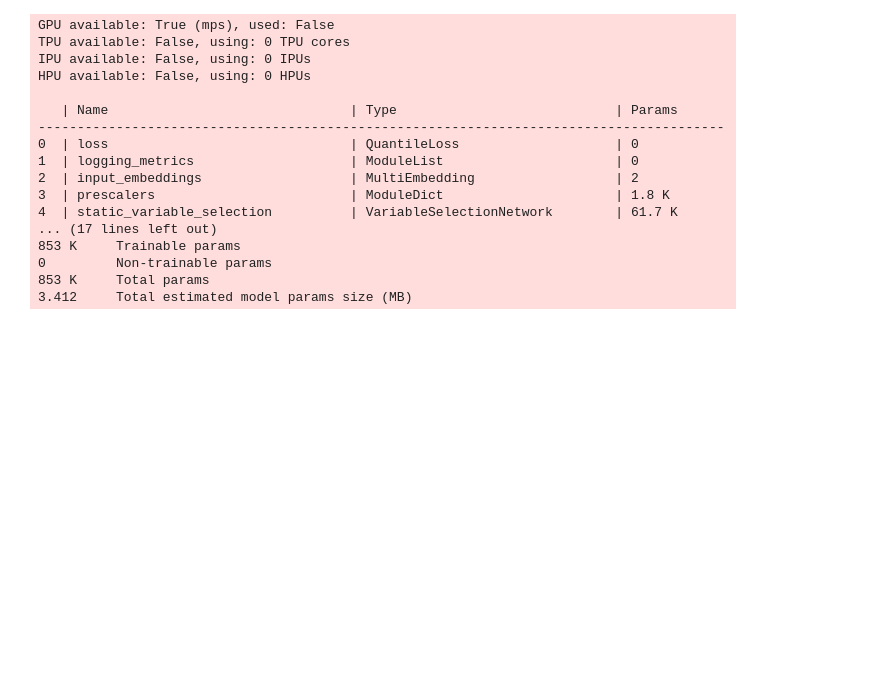
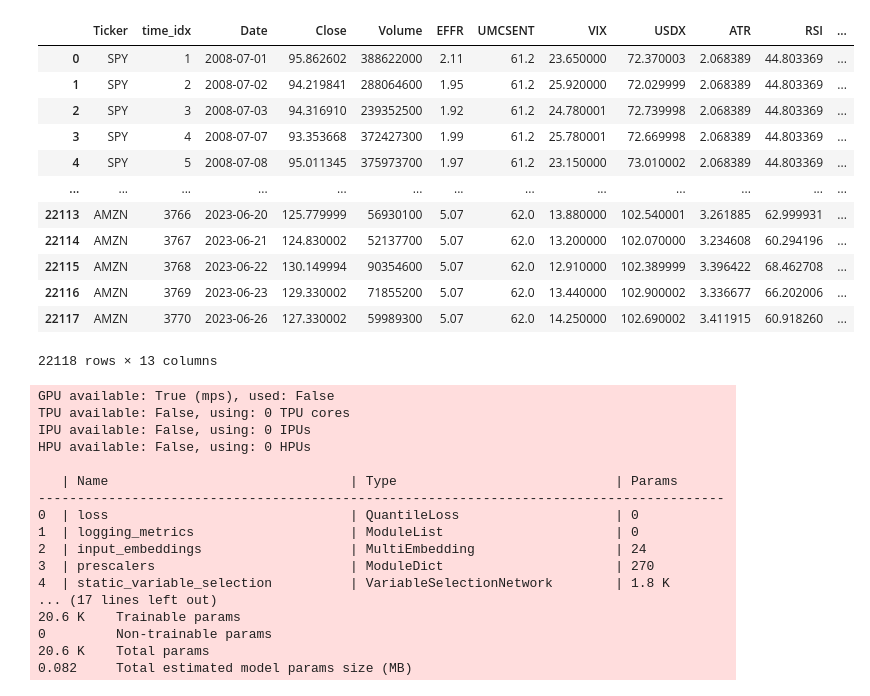
Before and after one commit to meetri/stockai, a Jupyter notebook: StockForecast.ipynb, the cells around one changed output. Saved outputs shown, nothing was run; the diff lists cells and outputs as text; code cells hidden in the pictures; blank space fills up the shorter version.

```diff
--- a/StockForecast.ipynb
+++ b/StockForecast.ipynb
@@ -33,3 +17,20 @@ stock_data
+# %%
+wanted_cols = ["Ticker", "time_idx", "Date", "Close", "Volume", "EFFR", "UMCSENT", "VIX", "USDX", "ATR", "RSI", "MACD-2", "CloseWT"]
+stock_data[wanted_cols]
+# %% [output]
+|  | Ticker | time_idx | Date | Close | Volume | EFFR | UMCSENT | VIX | USDX | ATR | RSI | ... |
+| 0 | SPY | 1 | 2008-07-01 | 95.862602 | 388622000 | 2.11 | 61.2 | 23.650000 | 72.370003 | 2.068389 | 44.803369 | ... |
+| 1 | SPY | 2 | 2008-07-02 | 94.219841 | 288064600 | 1.95 | 61.2 | 25.920000 | 72.029999 | 2.068389 | 44.803369 | ... |
+| 2 | SPY | 3 | 2008-07-03 | 94.316910 | 239352500 | 1.92 | 61.2 | 24.780001 | 72.739998 | 2.068389 | 44.803369 | ... |
+| 3 | SPY | 4 | 2008-07-07 | 93.353668 | 372427300 | 1.99 | 61.2 | 25.780001 | 72.669998 | 2.068389 | 44.803369 | ... |
+| 4 | SPY | 5 | 2008-07-08 | 95.011345 | 375973700 | 1.97 | 61.2 | 23.150000 | 73.010002 | 2.068389 | 44.803369 | ... |
+| ... | ... | ... | ... | ... | ... | ... | ... | ... | ... | ... | ... | ... |
+| 22113 | AMZN | 3766 | 2023-06-20 | 125.779999 | 56930100 | 5.07 | 62.0 | 13.880000 | 102.540001 | 3.261885 | 62.999931 | ... |
+| 22114 | AMZN | 3767 | 2023-06-21 | 124.830002 | 52137700 | 5.07 | 62.0 | 13.200000 | 102.070000 | 3.234608 | 60.294196 | ... |
+| 22115 | AMZN | 3768 | 2023-06-22 | 130.149994 | 90354600 | 5.07 | 62.0 | 12.910000 | 102.389999 | 3.396422 | 68.462708 | ... |
+| 22116 | AMZN | 3769 | 2023-06-23 | 129.330002 | 71855200 | 5.07 | 62.0 | 13.440000 | 102.900002 | 3.336677 | 66.202006 | ... |
+| 22117 | AMZN | 3770 | 2023-06-26 | 127.330002 | 59989300 | 5.07 | 62.0 | 14.250000 | 102.690002 | 3.411915 | 60.918260 | ... |
+22118 rows × 13 columns
 # %%
 trainer = StockTrainer(
     stock_data,
@@ -46,17 +51,40 @@ trainer = StockTrainer(
 )
 trainer.create_model()
 # %%
-hyper_params = {
+hyper_params1 = {
     "gradient_clip_val": 0.05130328983794089,
     "hidden_size": 97,
     "dropout": 0.20191453684086638,
     "hidden_continuous_size": 61,
     "attention_head_size": 2,
     "learning_rate": 0.015631929305749356,
-    "optimizer": "Ranger"
 }
 
-trainer.train(**hyper_params)
+hyper_params2 = {
+    'gradient_clip_val': 0.05,
+    'hidden_size': 11,
+    'dropout': 0.1259,
+    'hidden_continuous_size': 9,
+    'attention_head_size': 2,
+    'learning_rate': 0.003092404105946767
+}
+
+hyper_params3 = {
+    'gradient_clip_val': 0.8908901211920455,
+    'hidden_size': 18,
+    'dropout': 0.12591833410563377,
+    'hidden_continuous_size': 14,
+    'attention_head_size': 1,
+    'learning_rate': 0.003092404105946767
+}
+
+# Trial 3 finished with value: 2.874574661254883 and parameters:
+hyper_params4 = {'gradient_clip_val': 0.5578743799195767, 'hidden_size': 11, 'dropout': 0.28165182231228214, 'hidden_continuous_size': 8, 'attention_head_size': 1, 'learning_rate': 0.009269161059137894}
+
+# Trial 16 finished with value: 2.189265489578247 and parameters:
+hyper_params5 = {'gradient_clip_val': 0.13385769137287234, 'hidden_size': 13, 'dropout': 0.16083967259299664, 'hidden_continuous_size': 9, 'attention_head_size': 2, 'learning_rate': 0.017509250753868496}
+
+trainer.train(**hyper_params5, optimizer="Ranger")
 # %% [output]
 GPU available: True (mps), used: False
 TPU available: False, using: 0 TPU cores
@@ -67,14 +95,14 @@ HPU available: False, using: 0 HPUs
 ----------------------------------------------------------------------------------------
 0  | loss                               | QuantileLoss                    | 0
 1  | logging_metrics                    | ModuleList                      | 0
-2  | input_embeddings                   | MultiEmbedding                  | 2
-3  | prescalers                         | ModuleDict                      | 1.8 K
-4  | static_variable_selection          | VariableSelectionNetwork        | 61.7 K
+2  | input_embeddings                   | MultiEmbedding                  | 24
+3  | prescalers                         | ModuleDict                      | 270
+4  | static_variable_selection          | VariableSelectionNetwork        | 1.8 K
 ... (17 lines left out)
-853 K     Trainable params
+20.6 K    Trainable params
 0         Non-trainable params
-853 K     Total params
-3.412     Total estimated model params size (MB)
+20.6 K    Total params
+0.082     Total estimated model params size (MB)
 # %%
 from pytorch_forecasting import TemporalFusionTransformer
 
```
Also changed, not shown: parts of 7 cells of this notebook, 3 other files.
